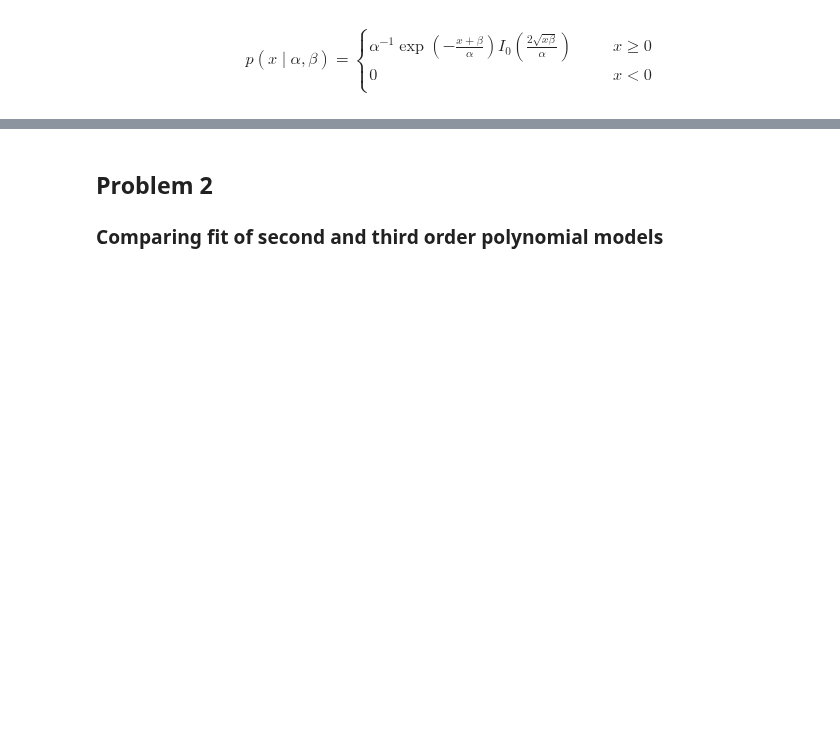
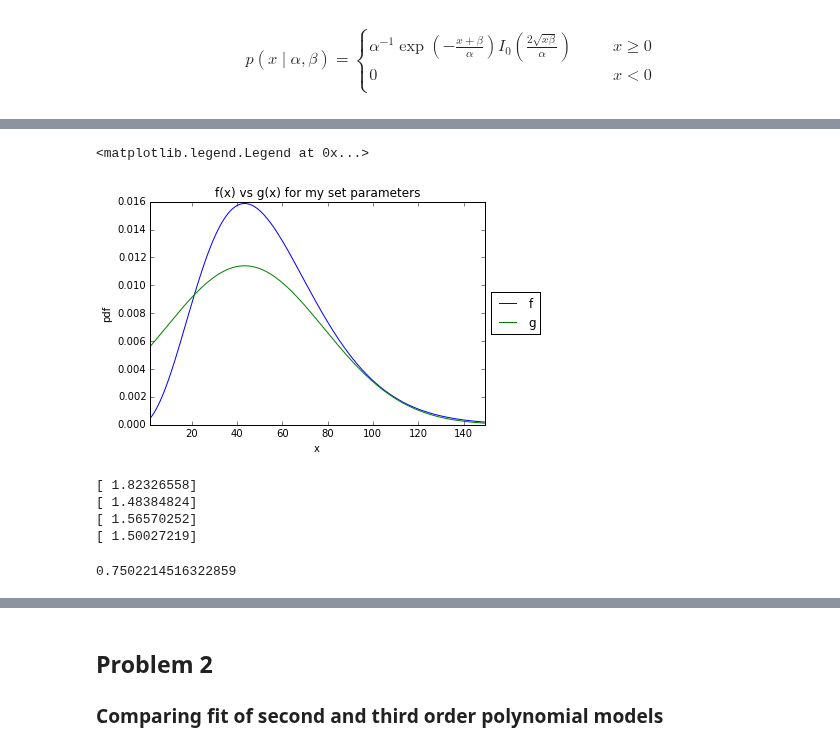
Before and after one commit to mbuchove/notebook-wurk-b, a Jupyter notebook: stats/astro283_hw5.ipynb, the cells around one changed output, grey strips where cells are left out. Cells and saved outputs as stored; diff of their text form; code cells hidden in the pictures; blank space fills up the shorter version.

```diff
--- a/stats/astro283_hw5.ipynb
+++ b/stats/astro283_hw5.ipynb
@@ -53,0 +63,8 @@ rice_trials_array.max()
+# %%
+# find a nice normal curve similar to this distribution, and find the M factor
+guess = 45.
+sigma = 35.
+center = optimize.fmin(lambda x: -rice_inst._pdf(x,alpha,beta), guess)
+x_M = optimize.fmin(lambda x: -rice_inst._pdf(x, alpha, beta)/stats.norm.pdf(x, center, sigma), center)
+M = rice_inst._pdf(x_M, alpha, beta)/stats.norm.pdf(x_M, center, sigma)
+print(M)
@@ -54,3 +81,45 @@ rice_trials_array.max()
+# %%
+# compare f(x) and g(x) curves
+fp = pyplot.plot(x, f, label='f')
+gp = pyplot.plot(x, stats.norm.pdf(x, center, sigma), label='g')
+pyplot.xlabel('x')
+pyplot.ylabel('pdf')
+pyplot.title("f(x) vs g(x) for my set parameters")
+pyplot.xlim(rice_trials_array.min(), rice_trials_array.max())
+pyplot.legend(loc='center left', bbox_to_anchor=(1., 0.5))
+# %% [output]
+<matplotlib.legend.Legend at 0x...>
+[figure, added]
+# %%
+# sample points the old-fashioned way
+num_points = 1000
+sample_set = []
+u_set = []
+n = 0
+#M=15
+while n < num_points:
+    u_rand = np.random.uniform(0, 1)
+
+    # generate random x from normal distribution, could use Box-Muller method here
+    x_rand = np.random.normal(center, sigma)
+    g_x = stats.norm.pdf(x_rand, center, sigma)
+    f_x = rice_inst._pdf(x_rand, alpha, beta)
+    if u_rand < f_x / (M*g_x):
+        if f_x / (M*g_x) > 1:
+            print(f_x / (g_x))
+        sample_set.append(x_rand)
+        u_set.append(u_rand)
+        n = n + 1
+# %% [output]
+[ 1.82326558]
+[ 1.48384824]
+[ 1.56570252]
+[ 1.50027219]
+# %%
+u_rand = np.random.uniform(0, 1)
+print(u_rand)
+# %% [output]
+0.7502214516322859
 # %%
 # write the file, as the samples look good
 outfile = open("./buchovecky_matt_hw5_data.txt", 'w')
```
Also changed, not shown: parts of 28 cells of this notebook.
